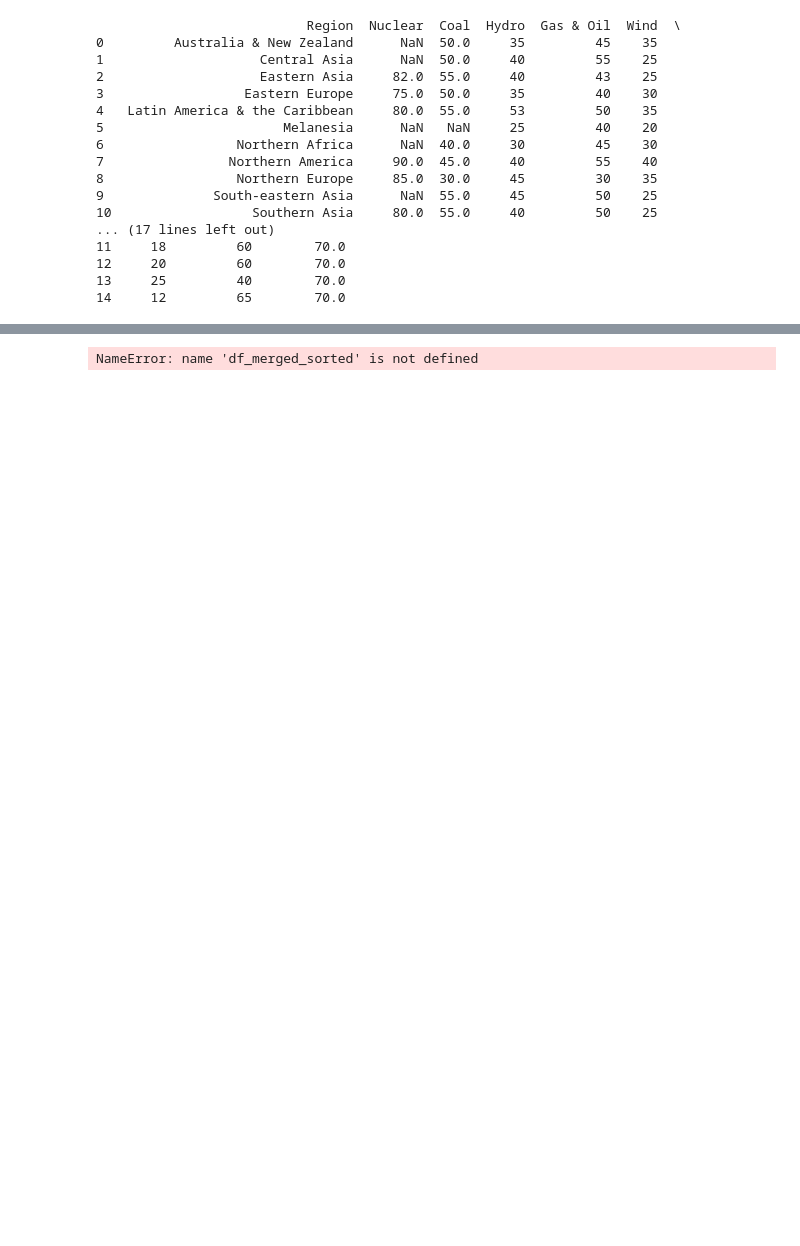
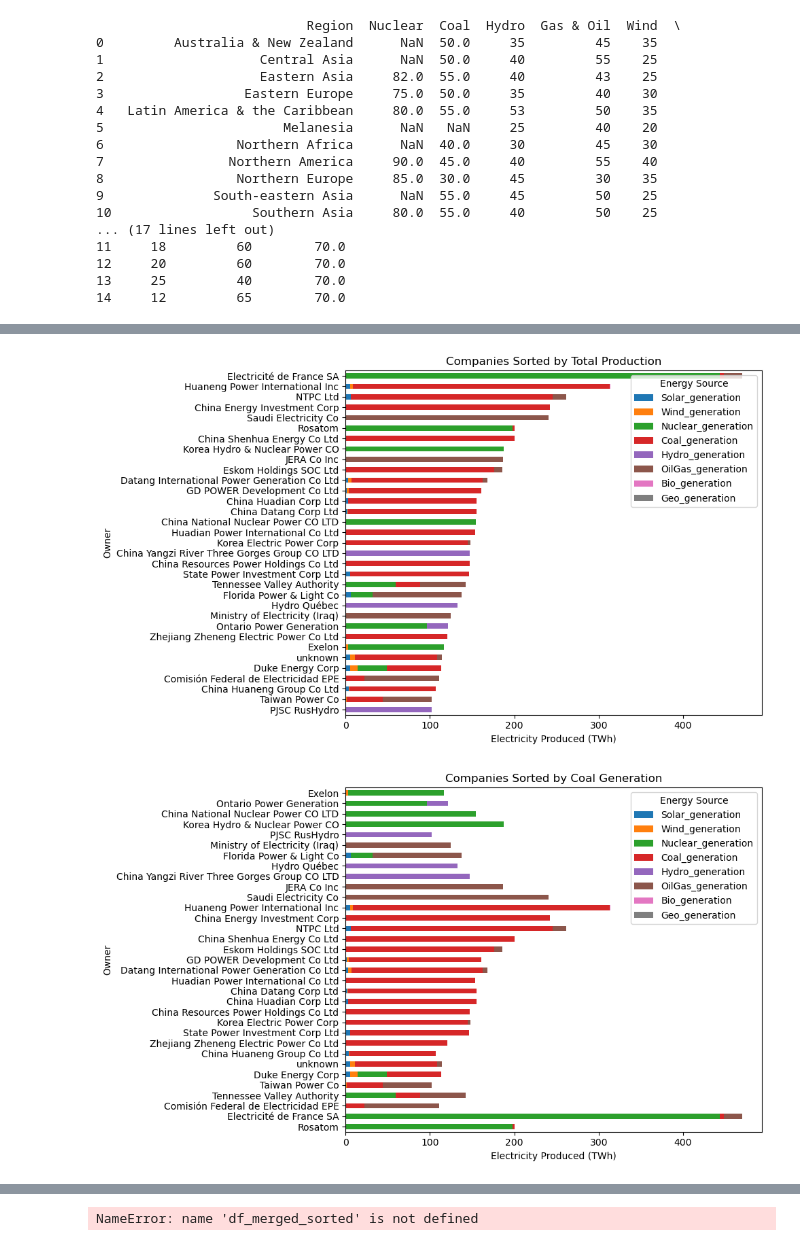
Before and after one commit to bjarturingvason/Nordea-case-ATA, a Jupyter notebook: Data_work.ipynb, the cells around one changed output, grey strips where cells are left out. Drawn from its saved outputs; the diff is of its cells as text; code cells hidden in the pictures; blank space fills up the shorter version.

```diff
--- a/Data_work.ipynb
+++ b/Data_work.ipynb
@@ -792,0 +730,65 @@ plt.show()
+# %%
+import matplotlib.pyplot as plt
+
+# the columns you want to stack
+plot_cols = [
+    "Solar_generation",
+    "Wind_generation",
+    "Nuclear_generation",
+    "Coal_generation",
+    "Hydro_generation",
+    "OilGas_generation",
+    "Bio_generation",
+    "Geo_generation",
+]
+
+# grab only your data rows
+df_plot = df_merged_sorted.iloc[1:].copy()
+
+# -----------------------------------------------------------------------------
+# 1) SORT BY TOTAL PRODUCTION
+# -----------------------------------------------------------------------------
+# compute a helper “Total” column
+df_plot["Total"] = df_plot[plot_cols].sum(axis=1)
+
+# sort by that total
+df_total = df_plot.sort_values("Total")
+
+# now plot (pandas will ignore “Total” if you only pass y=plot_cols)
+ax = df_total.plot(
+    kind="barh",
+    x="Owner",
+    y=plot_cols,
+    stacked=True,
+    figsize=(10, 6),
+)
+ax.set_xlabel("Electricity Produced (TWh)")
+ax.set_title("Companies Sorted by Total Production")
+ax.legend(title="Energy Source", loc="upper right")
+plt.tight_layout()
+plt.show()
+
+# -----------------------------------------------------------------------------
+# 2) SORT BY A SPECIFIC PRODUCTION METHOD
+# -----------------------------------------------------------------------------
+# pick whichever column you like—e.g. Solar_generation
+method = "Coal_generation"
+
+# sort by that one column
+df_method = df_plot.sort_values(method)
+
+ax = df_method.plot(
+    kind="barh",
+    x="Owner",
+    y=plot_cols,
+    stacked=True,
+    figsize=(10, 6),
+)
+ax.set_xlabel("Electricity Produced (TWh)")
+ax.set_title(f"Companies Sorted by {method.replace('_',' ').title()}")
+ax.legend(title="Energy Source", loc="upper right")
+plt.tight_layout()
+plt.show()
+# %% [output]
+[figure, added]
+[figure, added]
```
Also changed, not shown: parts of 11 cells of this notebook, 16 other files.
